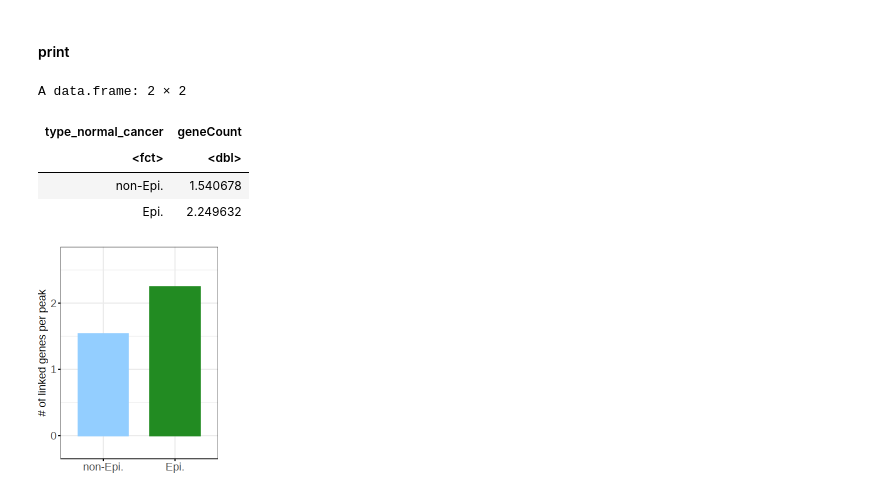
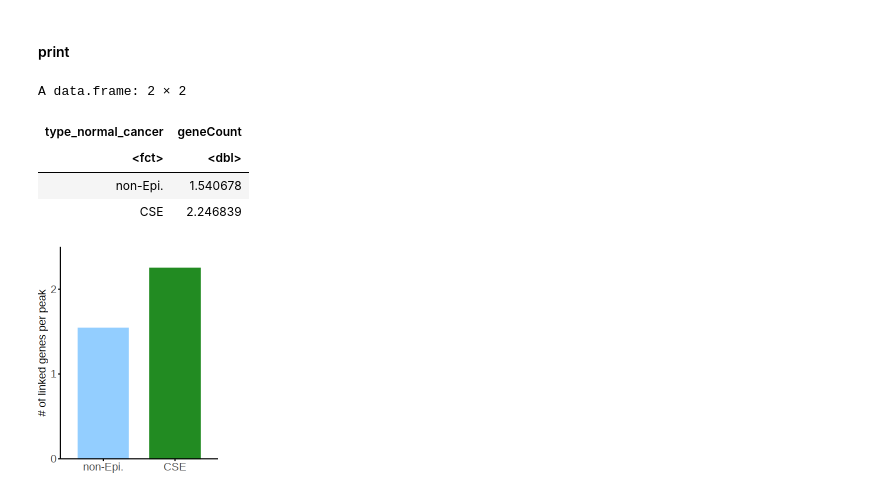
Before and after one commit to hyunsoo77/maleBC_single_cells, a Jupyter notebook: figure3_04_normal-vs-cancer_enhancers.ipynb, the cells around one changed output. Cells and saved outputs as stored; diff of their text form; code cells hidden in the pictures.

Commit message:
update: normal-vs-cancer_enhancers

```diff
--- a/figure3_04_normal-vs-cancer_enhancers.ipynb
+++ b/figure3_04_normal-vs-cancer_enhancers.ipynb
@@ -159,10 +190,8 @@ A data.frame: 6 × 13
 
 #comparision of non-epi vs. epi
 group_ref <- "non-Epi."
-group1 <- "Epi."
+group1 <- "CSE"
 
-# not in cancer_enriched_{peaktype}_p2g_table.rds
-# not in kmeans epithelial clusters
 # df_p2g_normal contain non-epithelial p2g
 f <- which(!df_p2g$peakName %in% df_p2g_epi$peakName)
 df_p2g_normal <- df_p2g[f,]
@@ -275,26 +359,26 @@ The # of linked gene for df_p2g_normal is much larger since normal epi. has addi
 # %%
-dim(df_p2g_epi)
+dim(df_p2g_cse)
 
-n_peaks_epi <- dim(df_p2g_epi)[1]
-cat(sprintf("# peaks for %s: %d\n", group1, n_peaks_epi))
+n_peaks_cse <- dim(df_p2g_cse)[1]
+cat(sprintf("# peaks for %s: %d\n", group1, n_peaks_cse))
 
-n_upeaks_epi <- length(unique(df_p2g_epi$peakName))
-n_ugenes_epi <- length(unique(df_p2g_epi$geneName))
-cat(sprintf("# unique peaks for %s: %d\n", group1, n_upeaks_epi))
-cat(sprintf("# unique genes for %s: %d\n", group1, n_ugenes_epi))
+n_upeaks_cse <- length(unique(df_p2g_cse$peakName))
+n_ugenes_cse <- length(unique(df_p2g_cse$geneName))
+cat(sprintf("# unique peaks for %s: %d\n", group1, n_upeaks_cse))
+cat(sprintf("# unique genes for %s: %d\n", group1, n_ugenes_cse))
 
-df_summary <- df_p2g_epi %>% group_by(peakName) %>% dplyr::count(geneName)
+df_summary <- df_p2g_cse %>% group_by(peakName) %>% dplyr::count(geneName)
 df_summary <- df_summary[order(df_summary$n, decreasing=T),]
 head(df_summary)
 dim(df_summary)
 
-df_summary <- df_p2g_epi %>% group_by(peakName) %>%
+df_summary <- df_p2g_cse %>% group_by(peakName) %>%
                     dplyr::summarise(genes=paste(sort(unique(geneName)), collapse=", "),
                                      n = n_distinct(geneName))
-df_summary.epi <- df_summary[order(df_summary$n, decreasing=T),]
-head(df_summary.epi)
-tail(df_summary.epi)
-dim(df_summary.epi)
-sum(df_summary.epi$n)
-mean(df_summary.epi$n)
+df_summary.cse <- df_summary[order(df_summary$n, decreasing=T),]
+head(df_summary.cse)
+tail(df_summary.cse)
+dim(df_summary.cse)
+sum(df_summary.cse$n)
+mean(df_summary.cse$n)
 # %% [output]
@@ -403,40 +424,42 @@ A tibble: 6 × 3
 df_g <- data.frame(type_normal_cancer=factor(c(group_ref, group1), levels=c(group_ref, group1)),
             geneCount=c(
                 mean(df_summary.normal$n),
-                mean(df_summary.epi$n)
+                mean(df_summary.cse$n)
             ))
 
 df_g
 
 str_condition_plot <- sprintf("%s_%s-vs-%s_ngenes_linked_per_peak%s", str_condition,
                               group_ref, group1, filename_appendix)
+
 gg <- print_ggpubr(df_g,
             x = "type_normal_cancer", y = "geneCount",
             color = "type_normal_cancer",
             fill = "type_normal_cancer",
             order_x = c(group_ref, group1),
             facet.by = NULL, facet.ncol = 5,
             plot_type = "barplot",
             #list_comparison = list(c("Normal", "Cancer")),
             #symnum.args = NULL,
             step.increase = 0.03, label.y = 2.75, vjust = -0.4, tip.length = c(0.05, 0.05),
             test = NULL, test_label.x = 1, test_label.y = 1, test_vjust = 0.5,
             color_manual = nv_colors_normal_cancer,
             fill_manual = nv_colors_normal_cancer,
             ylimits = c(0, 2.5),
             ybreaks = pretty(c(0, 2.5), n = 3),
-            yexpand = c(0.1, 0.1),
+            yexpand = c(0, 0),
             yintercept = NULL,
             xlim = NULL, ylim = NULL,
             xlab = "", ylab = "# of linked genes per peak",
             angle = 0, font_size = 13,
+            theme_style = "simple",
             width = 3, height = 4,
             str_condition_plot = str_condition_plot,
             n_log = 0)
 # %% [output]
 A data.frame: 2 × 2
 | type_normal_cancer | geneCount |
 | <fct> | <dbl> |
 | non-Epi. | 1.540678 |
-| Epi. | 2.249632 |
+| CSE | 2.246839 |
-[figure, old version]
+[figure, new version]
```
Also changed, not shown: parts of 16 cells of this notebook.
